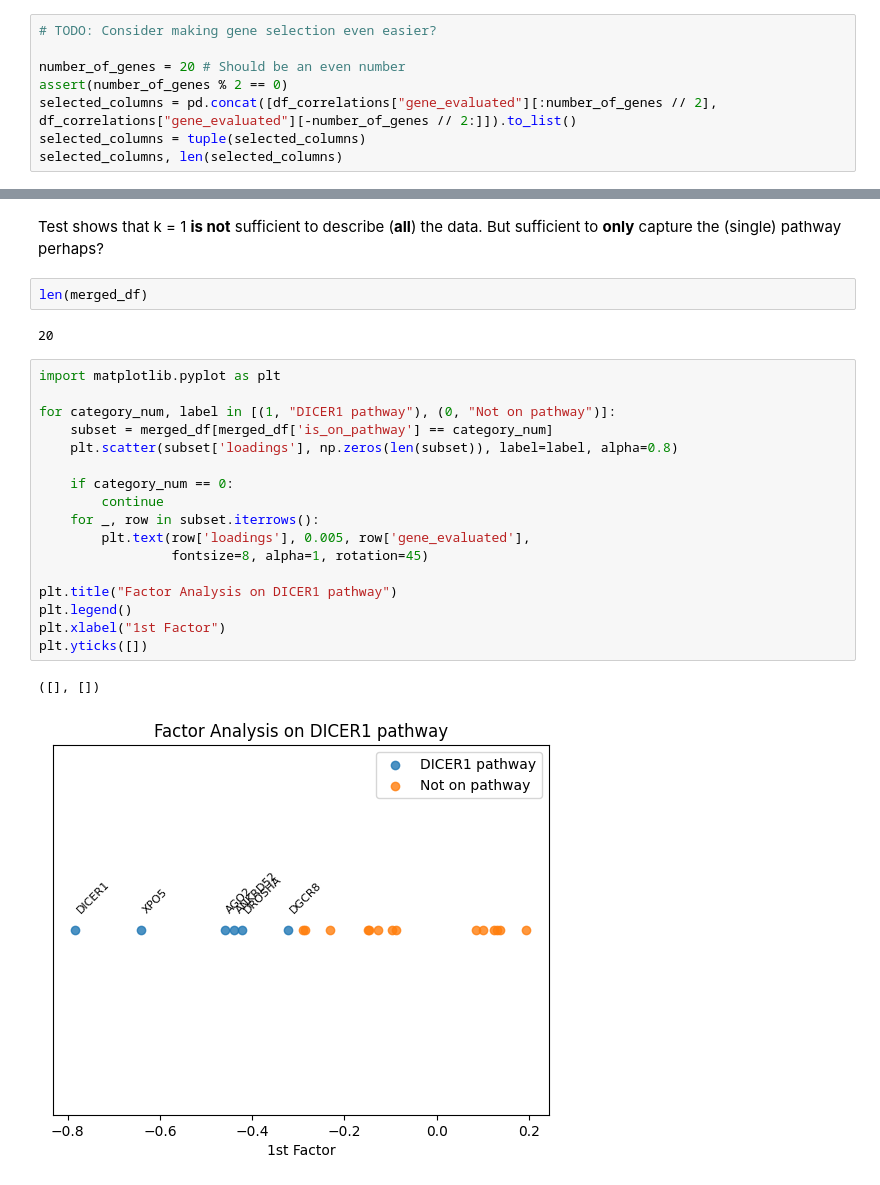
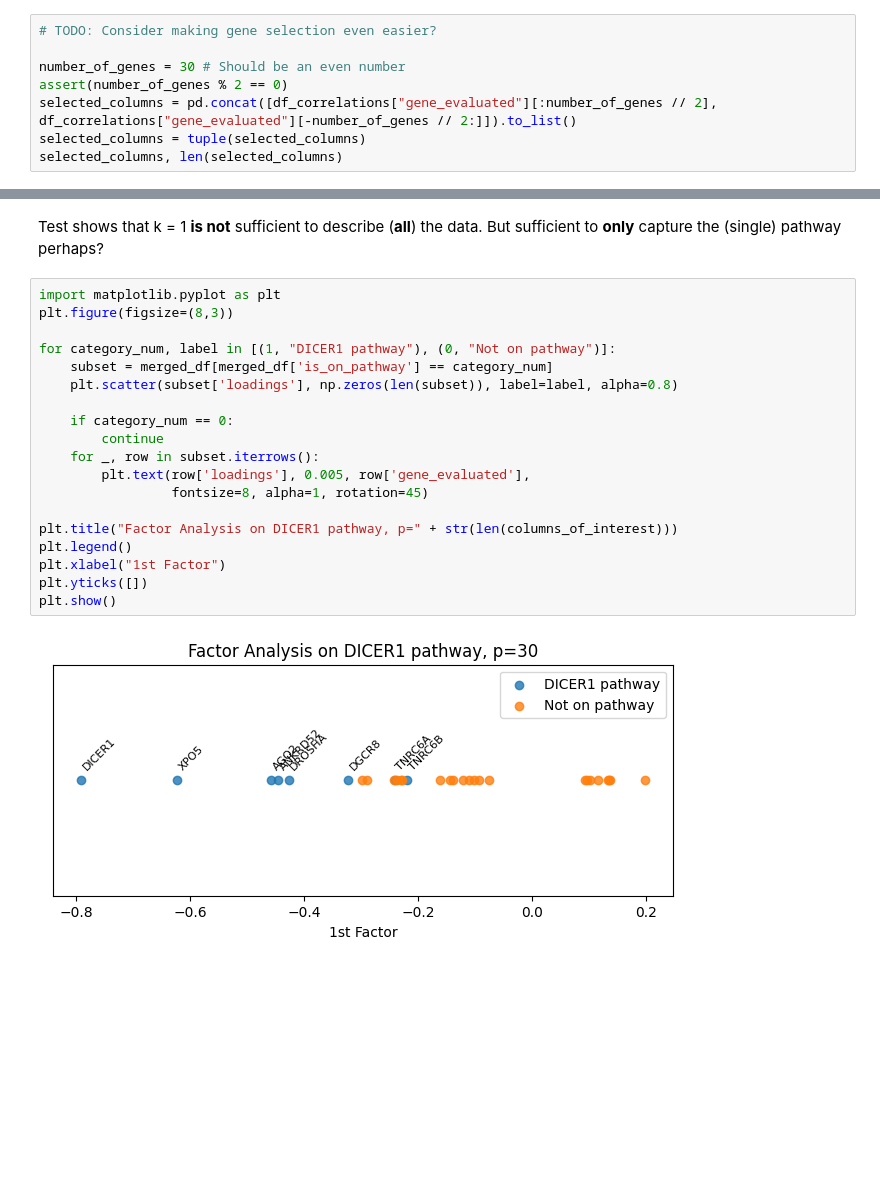
Before and after one commit to panther1427/Bachelorprojekt, a Jupyter notebook: Xavier_DataAnalysis/k1_DICER1_initial_analysis.ipynb, the cells around one changed output, grey strips where cells are left out. Drawn from its saved outputs; the diff is of its cells as text; blank space fills up the shorter version.

Commit message:
Updated and added cool plots

```diff
--- a/Xavier_DataAnalysis/k1_DICER1_initial_analysis.ipynb
+++ b/Xavier_DataAnalysis/k1_DICER1_initial_analysis.ipynb
@@ -40,7 +40,7 @@ df_correlations[:10]
 # %%
 # TODO: Consider making gene selection even easier?
 
-number_of_genes = 20 # Should be an even number
+number_of_genes = 30 # Should be an even number
 assert(number_of_genes % 2 == 0)
 selected_columns = pd.concat([df_correlations["gene_evaluated"][:number_of_genes // 2], df_correlations["gene_evaluated"][-number_of_genes // 2:]]).to_list()
 selected_columns = tuple(selected_columns)
@@ -179,26 +182,23 @@ factor_goodness_of_fit_test(X, k = 1)
 # %% [markdown]
 Test shows that k = 1 **is not** sufficient to describe (**all**) the data. But sufficient to **only** capture the (single) pathway perhaps?
-# %%
-len(merged_df)
-# %% [output]
-20
 # %%
 import matplotlib.pyplot as plt
+plt.figure(figsize=(8,3))
 
 for category_num, label in [(1, "DICER1 pathway"), (0, "Not on pathway")]:
     subset = merged_df[merged_df['is_on_pathway'] == category_num]
     plt.scatter(subset['loadings'], np.zeros(len(subset)), label=label, alpha=0.8)
 
     if category_num == 0:
         continue
     for _, row in subset.iterrows():
         plt.text(row['loadings'], 0.005, row['gene_evaluated'],
                  fontsize=8, alpha=1, rotation=45)
 
-plt.title("Factor Analysis on DICER1 pathway")
+plt.title("Factor Analysis on DICER1 pathway, p=" + str(len(columns_of_interest)))
 plt.legend()
 plt.xlabel("1st Factor")
 plt.yticks([])
+plt.show()
 # %% [output]
-([], [])
-[figure, old version]
+[figure, new version]
```
Also changed, not shown: parts of 14 cells of this notebook, 17 other files.
